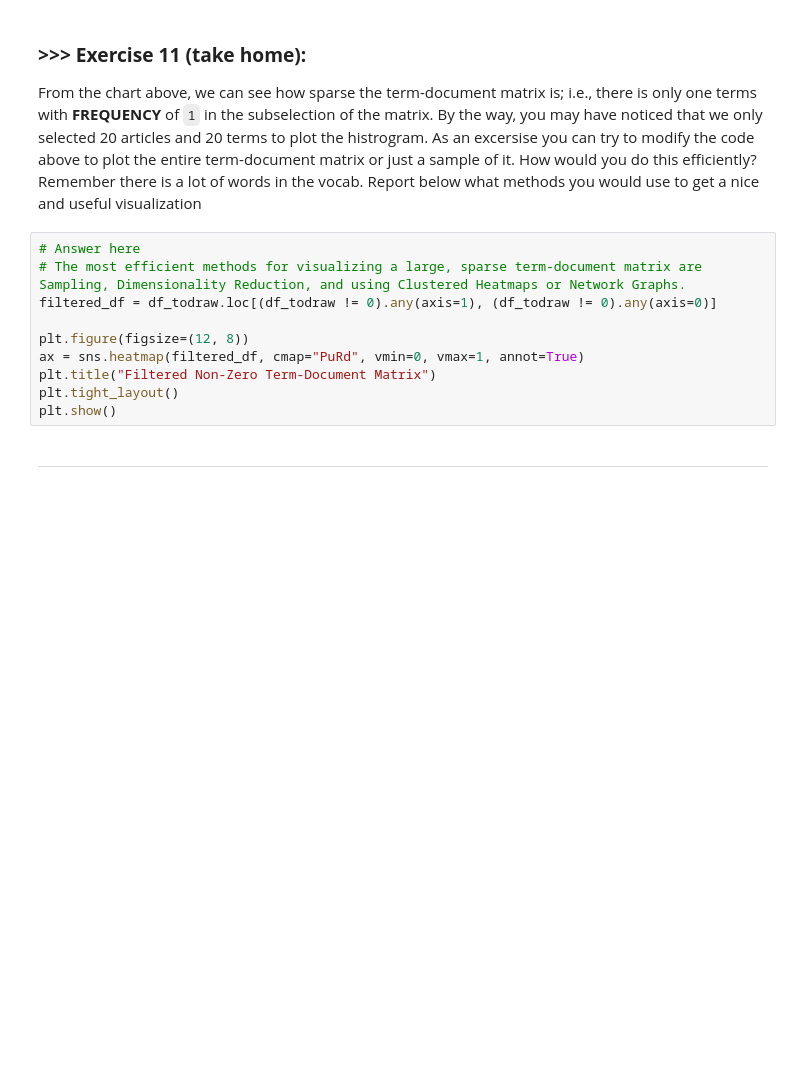
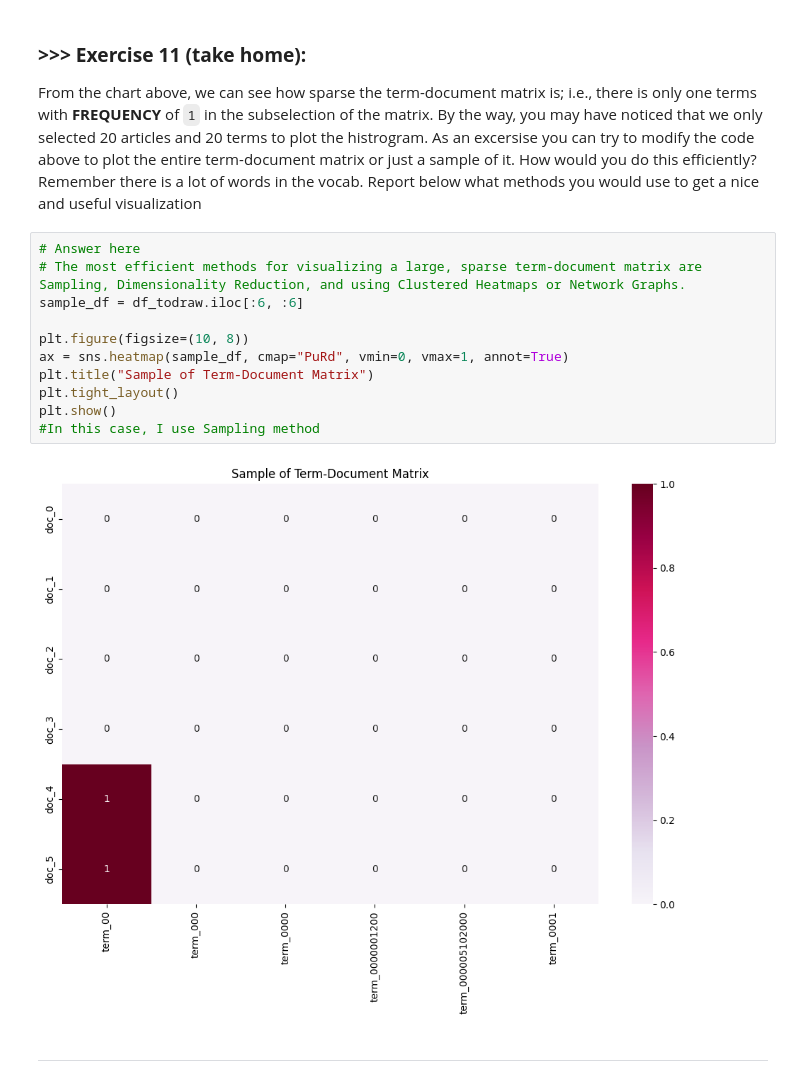
Before and after one commit to tuanngond1/DM2025-Lab1-Exercise, a Jupyter notebook: DM2025-Lab1-Master.ipynb, the cells around one changed output. Cells and saved outputs as stored; diff of their text form; blank space fills up the shorter version.

```diff
--- a/DM2025-Lab1-Master.ipynb
+++ b/DM2025-Lab1-Master.ipynb
@@ -1079,13 +1098,16 @@ From the chart above, we can see how sparse the term-document matrix is; i.e., t
 # %%
 # Answer here
 # The most efficient methods for visualizing a large, sparse term-document matrix are Sampling, Dimensionality Reduction, and using Clustered Heatmaps or Network Graphs.
-filtered_df = df_todraw.loc[(df_todraw != 0).any(axis=1), (df_todraw != 0).any(axis=0)]
+sample_df = df_todraw.iloc[:6, :6]
 
-plt.figure(figsize=(12, 8))
-ax = sns.heatmap(filtered_df, cmap="PuRd", vmin=0, vmax=1, annot=True)
-plt.title("Filtered Non-Zero Term-Document Matrix")
+plt.figure(figsize=(10, 8))
+ax = sns.heatmap(sample_df, cmap="PuRd", vmin=0, vmax=1, annot=True)
+plt.title("Sample of Term-Document Matrix")
 plt.tight_layout()
 plt.show()
+#In this case, I use Sampling method
+# %% [output]
+[figure, added]
 # %% [markdown]
 ---
 # %% [markdown]
```
Also changed, not shown: parts of 55 cells of this notebook.
